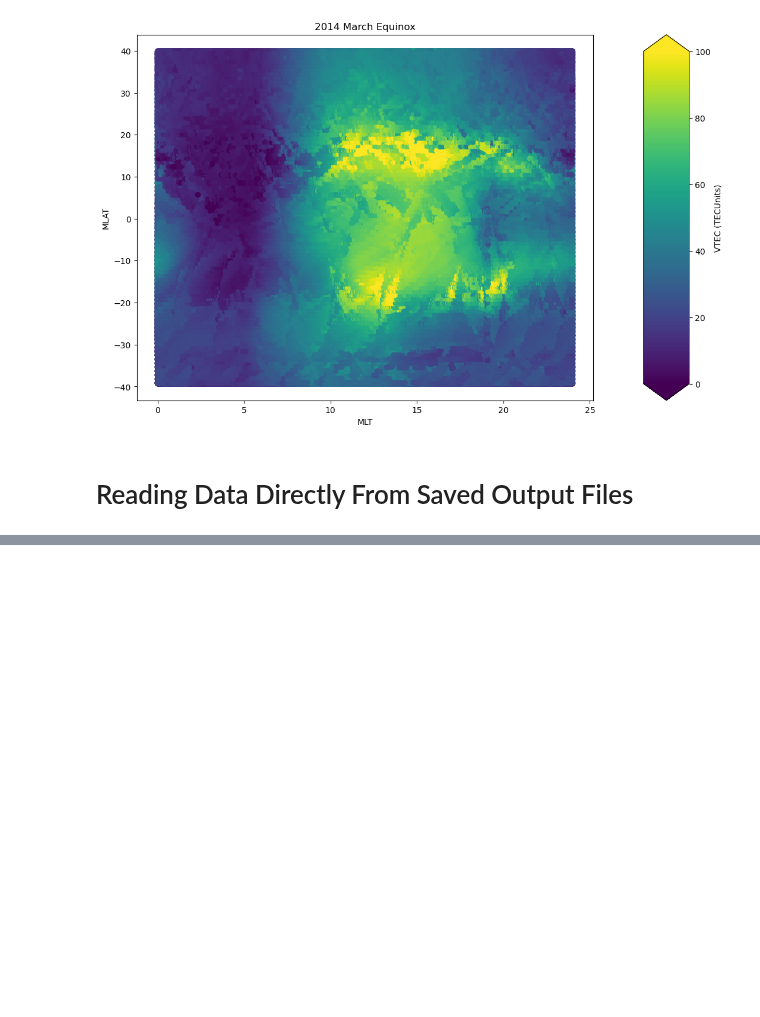
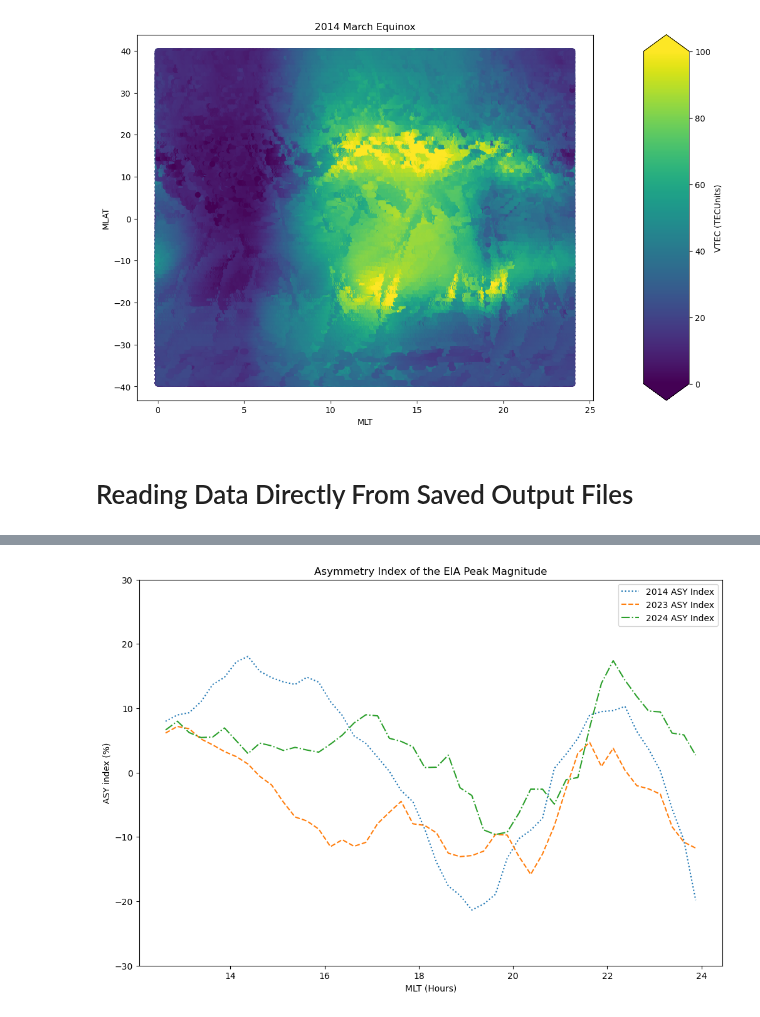
Before and after one commit to abukowski21/sat-interp-tid-analysis, a Jupyter notebook: Qingyu_Cesar_EIA_IHA/EIA_asymmetry.ipynb, the cells around one changed output, grey strips where cells are left out. Cells and saved outputs as stored; diff of their text form; code cells hidden in the pictures; blank space fills up the shorter version.

```diff
--- a/Qingyu_Cesar_EIA_IHA/EIA_asymmetry.ipynb
+++ b/Qingyu_Cesar_EIA_IHA/EIA_asymmetry.ipynb
@@ -229,0 +297,18 @@ fig.show()
+# %%
+march_2013 = pd.read_csv('/home/pxv220016/prasoon/data/sat_interp_repo/repo2/Qingyu_Cesar_EIA_IHA/outputs/asy_2014_march.csv')
+march_2023 = pd.read_csv('/home/pxv220016/prasoon/data/sat_interp_repo/repo2/Qingyu_Cesar_EIA_IHA/outputs/asy_2023_march.csv')
+march_2024 = pd.read_csv('/home/pxv220016/prasoon/data/sat_interp_repo/repo2/Qingyu_Cesar_EIA_IHA/outputs/asy_2024_march.csv')
+# %%
+
+plt.figure(figsize=(12,8))
+plt.plot(march_2013.mlt, march_2013.asy, linestyle = ':', label='2014 ASY Index')
+plt.plot(march_2023.mlt, march_2023.asy, linestyle = '--',  label='2023 ASY Index')
+plt.plot(march_2024.mlt, march_2024.asy, linestyle = '-.',  label='2024 ASY Index')
+plt.ylim(-30,30)
+plt.legend()
+plt.title('Asymmetry Index of the EIA Peak Magnitude')
+plt.ylabel('ASY index (%)')
+plt.xlabel('MLT (Hours)')
+plt.show()
+# %% [output]
+[figure, added]
```
Also changed, not shown: parts of 11 cells of this notebook, 2 other files.
